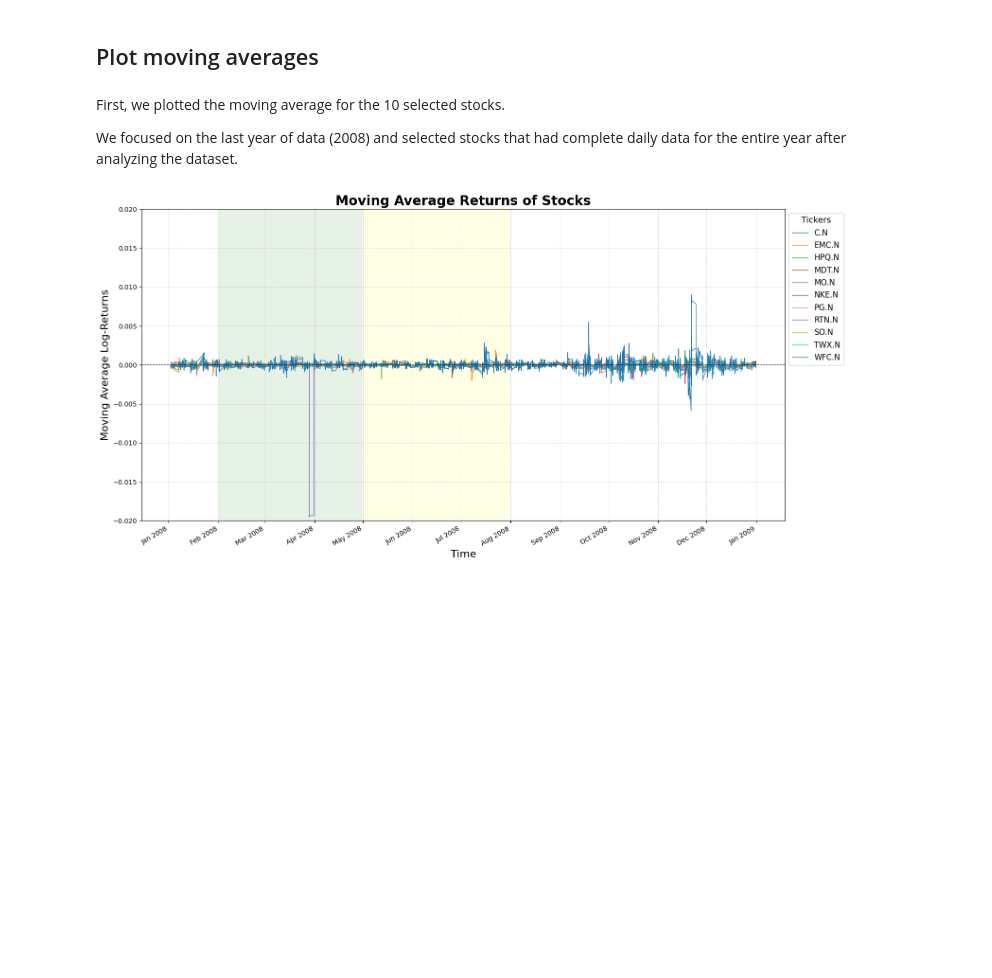
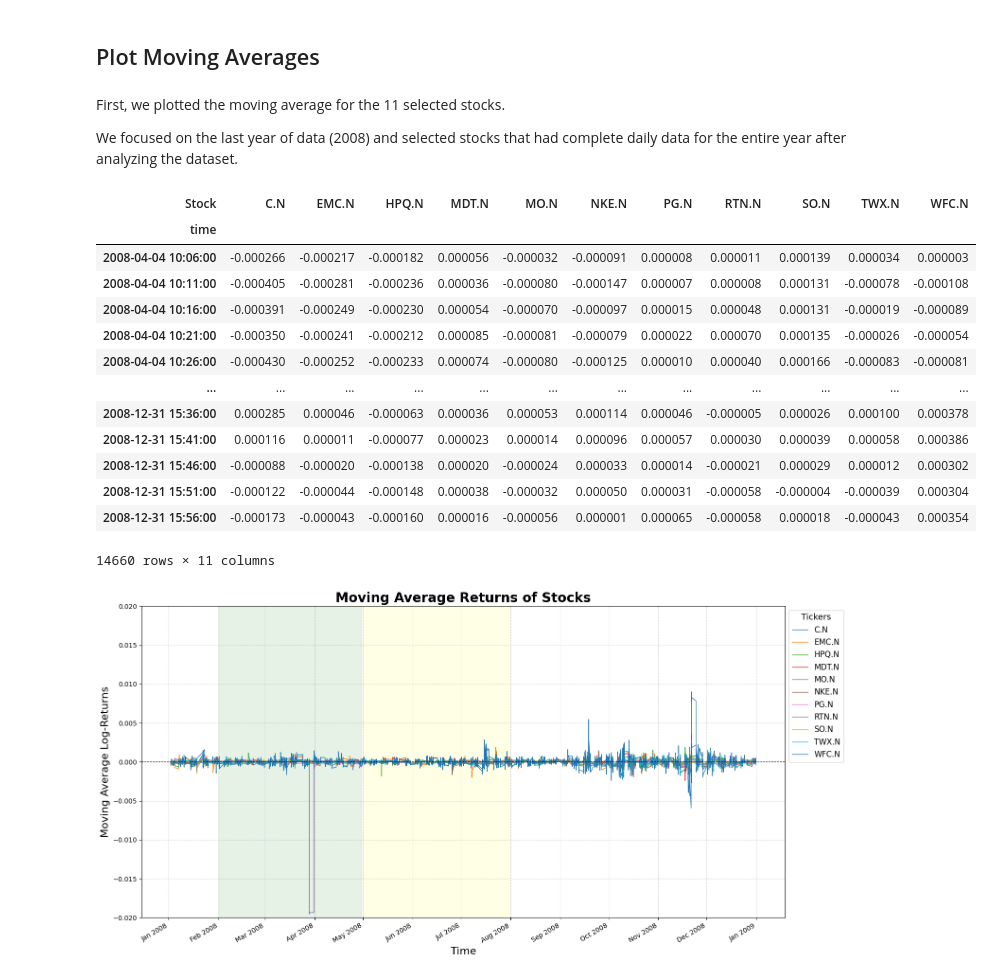
Before and after one commit to valee99/FIN-525-Project, a Jupyter notebook: main.ipynb, the cells around one changed output. Drawn from its saved outputs; the diff is of its cells as text; code cells hidden in the pictures; blank space fills up the shorter version.

```diff
--- a/main.ipynb
+++ b/main.ipynb
@@ -24,0 +34,3 @@ We evaluated the following three approaches:
+# %%
+data = pd.read_parquet("data/clean_full_bbo_data.parquet")
+data.head()
@@ -24,0 +58,5 @@ We evaluated the following three approaches:
+# %%
+# Calculate returns
+returns = pivot_table.pct_change() # simple linear returns
+log_rets = np.log(1+returns) # log returns
+log_rets.head()
@@ -24,0 +71,8 @@ We evaluated the following three approaches:
+# %%
+# Check if there are NaNs
+if log_rets.isnull().values.any():
+    print("There are NaN values in the pivot table.")
+else:
+    print("There are no NaN values in the pivot table.")
+log_rets = log_rets.fillna(0)
+log_rets.head()
@@ -25,7 +88,43 @@ We evaluated the following three approaches:
 # %% [markdown]
-## Plot moving averages
+## Plot Moving Averages
 # %% [markdown]
-First, we plotted the moving average for the 10 selected stocks.
+First, we plotted the moving average for the 11 selected stocks.
 
 We focused on the last year of data (2008) and selected stocks that had complete daily data for the entire year after analyzing the dataset.
+# %%
+means_rolling_data= []
+T_in = 60
+start_period_in_sample = 0
+end_period_in_sample = len(data)
+dT = 5
+ts = np.arange(start_period_in_sample, end_period_in_sample ,dT)
+for t0 in ts:
+  t1 = t0 + T_in
+  log_rets_cut = log_rets.iloc[t0:t1]
+
+  # Compute means, covariance and correlation
+  mean_values_rolling = log_rets_cut.mean()
+
+  # Append the results to the lists
+  means_rolling_data.append(mean_values_rolling)
+# %%
+# Ensure the indices are within bounds
+valid_indices = ts[ts + T_in < len(log_rets)]
+means_rolling_data_df = pd.DataFrame(means_rolling_data[:len(valid_indices)], index=log_rets.index[valid_indices + T_in], columns=pivot_table.columns)
+means_rolling_data_df.tail(-5000)
+# %% [output]
+| Stock | C.N | EMC.N | HPQ.N | MDT.N | MO.N | NKE.N | PG.N | RTN.N | SO.N | TWX.N | WFC.N |
+| time |  |  |  |  |  |  |  |  |  |  |  |
+| 2008-04-04 10:06:00 | -0.000266 | -0.000217 | -0.000182 | 0.000056 | -0.000032 | -0.000091 | 0.000008 | 0.000011 | 0.000139 | 0.000034 | 0.000003 |
+| 2008-04-04 10:11:00 | -0.000405 | -0.000281 | -0.000236 | 0.000036 | -0.000080 | -0.000147 | 0.000007 | 0.000008 | 0.000131 | -0.000078 | -0.000108 |
+| 2008-04-04 10:16:00 | -0.000391 | -0.000249 | -0.000230 | 0.000054 | -0.000070 | -0.000097 | 0.000015 | 0.000048 | 0.000131 | -0.000019 | -0.000089 |
+| 2008-04-04 10:21:00 | -0.000350 | -0.000241 | -0.000212 | 0.000085 | -0.000081 | -0.000079 | 0.000022 | 0.000070 | 0.000135 | -0.000026 | -0.000054 |
+| 2008-04-04 10:26:00 | -0.000430 | -0.000252 | -0.000233 | 0.000074 | -0.000080 | -0.000125 | 0.000010 | 0.000040 | 0.000166 | -0.000083 | -0.000081 |
+| ... | ... | ... | ... | ... | ... | ... | ... | ... | ... | ... | ... |
+| 2008-12-31 15:36:00 | 0.000285 | 0.000046 | -0.000063 | 0.000036 | 0.000053 | 0.000114 | 0.000046 | -0.000005 | 0.000026 | 0.000100 | 0.000378 |
+| 2008-12-31 15:41:00 | 0.000116 | 0.000011 | -0.000077 | 0.000023 | 0.000014 | 0.000096 | 0.000057 | 0.000030 | 0.000039 | 0.000058 | 0.000386 |
+| 2008-12-31 15:46:00 | -0.000088 | -0.000020 | -0.000138 | 0.000020 | -0.000024 | 0.000033 | 0.000014 | -0.000021 | 0.000029 | 0.000012 | 0.000302 |
+| 2008-12-31 15:51:00 | -0.000122 | -0.000044 | -0.000148 | 0.000038 | -0.000032 | 0.000050 | 0.000031 | -0.000058 | -0.000004 | -0.000039 | 0.000304 |
+| 2008-12-31 15:56:00 | -0.000173 | -0.000043 | -0.000160 | 0.000016 | -0.000056 | 0.000001 | 0.000065 | -0.000058 | 0.000018 | -0.000043 | 0.000354 |
+14660 rows × 11 columns
 # %%
```
Also changed, not shown: parts of 51 cells of this notebook, 13 other files.
